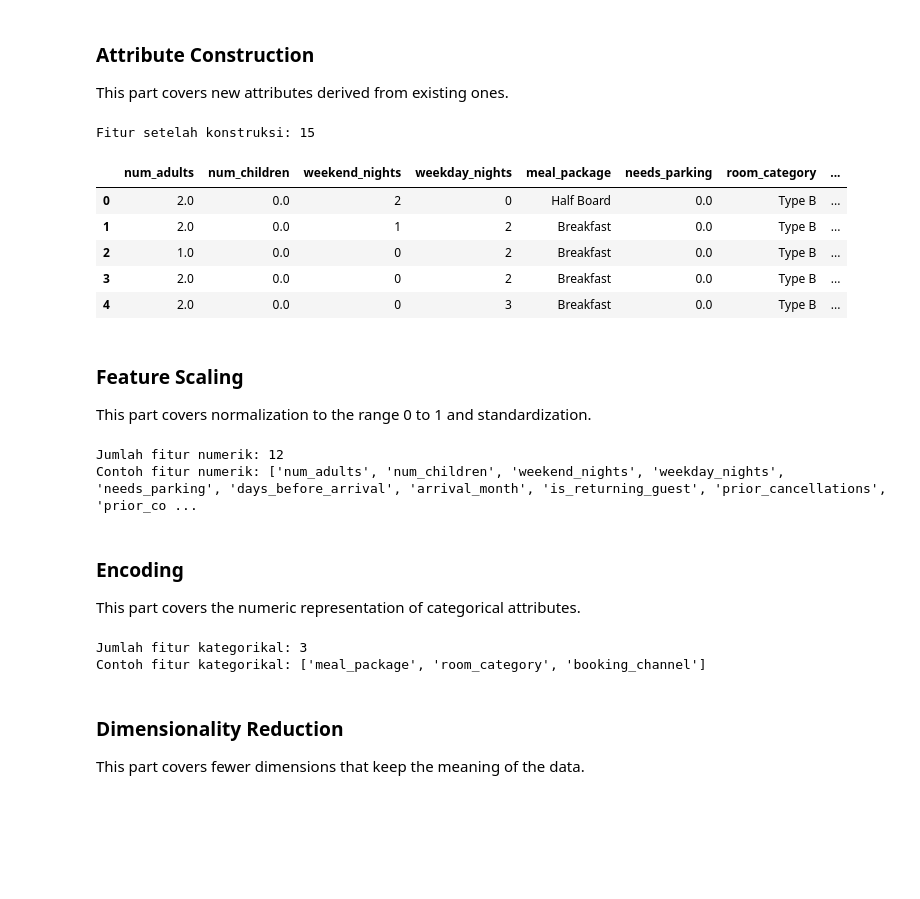
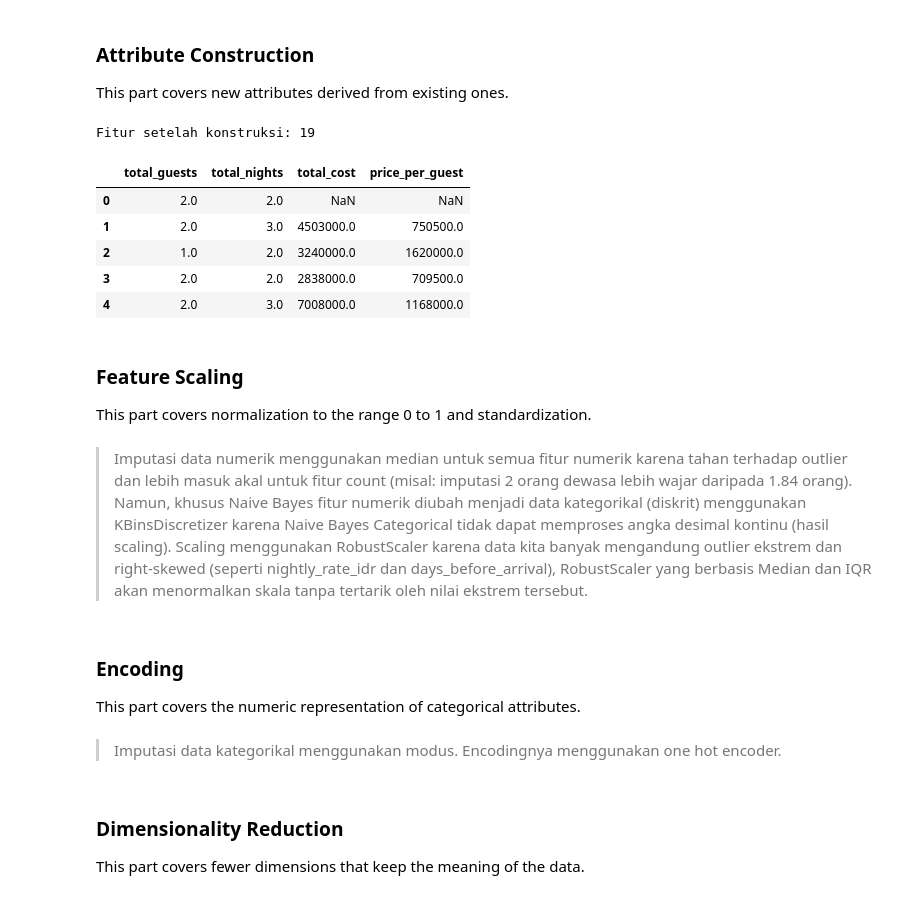
Before and after one commit to EliWidjojo/IF3170_G28_HaalinghamJayaAO3, a Jupyter notebook: notebooks/Notebook Tugas Besar 2 IF3170 Inteligensi Artifisial 2026-2027..ipynb, the cells around one changed output. Cells and saved outputs as stored; diff of their text form; code cells hidden in the pictures; blank space fills up the shorter version.

Commit message:
feat(prep): implement dual pipeline, robust scaling, and feature engineering for all models

```diff
--- a/notebooks/Notebook Tugas Besar 2 IF3170 Inteligensi Artifisial 2026-2027..ipynb
+++ b/notebooks/Notebook Tugas Besar 2 IF3170 Inteligensi Artifisial 2026-2027..ipynb
@@ -797,82 +795,59 @@ This part covers new attributes derived from existing ones.
 # %%
 def construct_attributes(frame):
     frame = frame.copy()
-
-    guest_cols = [c for c in ["adults", "children", "babies"] if c in frame.columns]
-    night_cols = [c for c in ["stays_in_weekend_nights", "stays_in_week_nights"] if c in frame.columns]
-
-    if guest_cols:
-        frame["total_guests"] = frame[guest_cols].fillna(0).sum(axis=1)
-
-    if night_cols:
-        frame["total_nights"] = frame[night_cols].fillna(0).sum(axis=1)
-
-    if "total_guests" in frame.columns and "total_nights" in frame.columns:
-        denominator = frame["total_guests"] * frame["total_nights"]
-        if "adr" in frame.columns:
-            frame["rate_per_guest_night"] = (
-                frame["adr"] / denominator.replace(0, np.nan)
-            )
+    frame["total_guests"] = frame["num_adults"].fillna(0) + frame["num_children"].fillna(0)
+    frame["total_nights"] = frame["weekend_nights"] + frame["weekday_nights"]
+    frame["total_cost"] = frame["nightly_rate_idr"] * frame["total_nights"]
+    safe_guests = frame["total_guests"].replace(0, 1)
+    frame["price_per_guest"] = frame["nightly_rate_idr"] / safe_guests
 
     return frame
 
 X_train = construct_attributes(X_train)
 X_val = construct_attributes(X_val)
 X_test = construct_attributes(X_test)
 
 print("Fitur setelah konstruksi:", X_train.shape[1])
-display(X_train.head())
+display(X_train[["total_guests", "total_nights", "total_cost", "price_per_guest"]].head())
+
+NUM_COLS.extend(["total_guests", "total_nights", "total_cost", "price_per_guest"])
 # %% [output]
-Fitur setelah konstruksi: 15
+Fitur setelah konstruksi: 19
-|  | num_adults | num_children | weekend_nights | weekday_nights | meal_package | needs_parking | room_category | ... |
-| 0 | 2.0 | 0.0 | 2 | 0 | Half Board | 0.0 | Type B | ... |
-| 1 | 2.0 | 0.0 | 1 | 2 | Breakfast | 0.0 | Type B | ... |
-| 2 | 1.0 | 0.0 | 0 | 2 | Breakfast | 0.0 | Type B | ... |
-| 3 | 2.0 | 0.0 | 0 | 2 | Breakfast | 0.0 | Type B | ... |
-| 4 | 2.0 | 0.0 | 0 | 3 | Breakfast | 0.0 | Type B | ... |
+|  | total_guests | total_nights | total_cost | price_per_guest |
+| 0 | 2.0 | 2.0 | NaN | NaN |
+| 1 | 2.0 | 3.0 | 4503000.0 | 750500.0 |
+| 2 | 1.0 | 2.0 | 3240000.0 | 1620000.0 |
+| 3 | 2.0 | 2.0 | 2838000.0 | 709500.0 |
+| 4 | 2.0 | 3.0 | 7008000.0 | 1168000.0 |
 # %% [markdown]
 ### Feature Scaling
 
 This part covers normalization to the range 0 to 1 and standardization.
 # %%
-# Identifikasi fitur numerik dan pipeline scaling.
-numerical_cols = X_train.select_dtypes(include=np.number).columns.tolist()
-
-numeric_transformer = Pipeline(steps=[
+# transformer umum (utk KNN, SVM, LR, DTL)
+numeric_transformer_gen = Pipeline(steps=[
     ("imputer", SimpleImputer(strategy="median")),
-    ("scaler", StandardScaler()),
+    ("scaler", RobustScaler())
 ])
 
-print(f"Jumlah fitur numerik: {len(numerical_cols)}")
-print("Contoh fitur numerik:", numerical_cols[:10])
+# transformer khusus Naive Bayes (binning, bukan scaling)
+numeric_transformer_nb = Pipeline(steps=[
+    ("imputer", SimpleImputer(strategy="median")),
+    ("discretizer", KBinsDiscretizer(n_bins=5, encode="ordinal", strategy="quantile"))
+])
-# %% [output]
-Jumlah fitur numerik: 12
-Contoh fitur numerik: ['num_adults', 'num_children', 'weekend_nights', 'weekday_nights', 'needs_parking', 'days_before_arrival', 'arrival_month', 'is_returning_guest', 'prior_cancellations', 'prior_co ...
+# %% [markdown]
+> Imputasi data numerik menggunakan median untuk semua fitur numerik karena tahan terhadap outlier dan lebih masuk akal untuk fitur count (misal: imputasi 2 orang dewasa lebih wajar daripada 1.84 orang). Namun, khusus Naive Bayes fitur numerik diubah menjadi data kategorikal (diskrit) menggunakan KBinsDiscretizer karena Naive Bayes Categorical tidak dapat memproses angka desimal kontinu (hasil scaling). Scaling menggunakan RobustScaler karena data kita banyak mengandung outlier ekstrem dan right-skewed (seperti nightly_rate_idr dan days_before_arrival), RobustScaler yang berbasis Median dan IQR akan menormalkan skala tanpa tertarik oleh nilai ekstrem tersebut.
 # %% [markdown]
 ### Encoding
 
 This part covers the numeric representation of categorical attributes.
 # %%
-# One-hot encoding
-categorical_cols = X_train.select_dtypes(
-    include=["object", "category", "bool"]
-).columns.tolist()
-
-try:
-    one_hot = OneHotEncoder(handle_unknown="ignore", sparse_output=False)
-except TypeError:  # Kompatibilitas dengan scikit-learn versi lama
-    one_hot = OneHotEncoder(handle_unknown="ignore", sparse=False)
-
 categorical_transformer = Pipeline(steps=[
     ("imputer", SimpleImputer(strategy="most_frequent")),
-    ("encoder", one_hot),
+    ("encoder", OneHotEncoder(handle_unknown="ignore", sparse_output=False))
 ])
-
-print(f"Jumlah fitur kategorikal: {len(categorical_cols)}")
-print("Contoh fitur kategorikal:", categorical_cols[:10])
-# %% [output]
-Jumlah fitur kategorikal: 3
-Contoh fitur kategorikal: ['meal_package', 'room_category', 'booking_channel']
+# %% [markdown]
+> Imputasi data kategorikal menggunakan modus. Encodingnya menggunakan one hot encoder.
 # %% [markdown]
 ### Dimensionality Reduction
 
```
Also changed, not shown: parts of 8 cells of this notebook.
